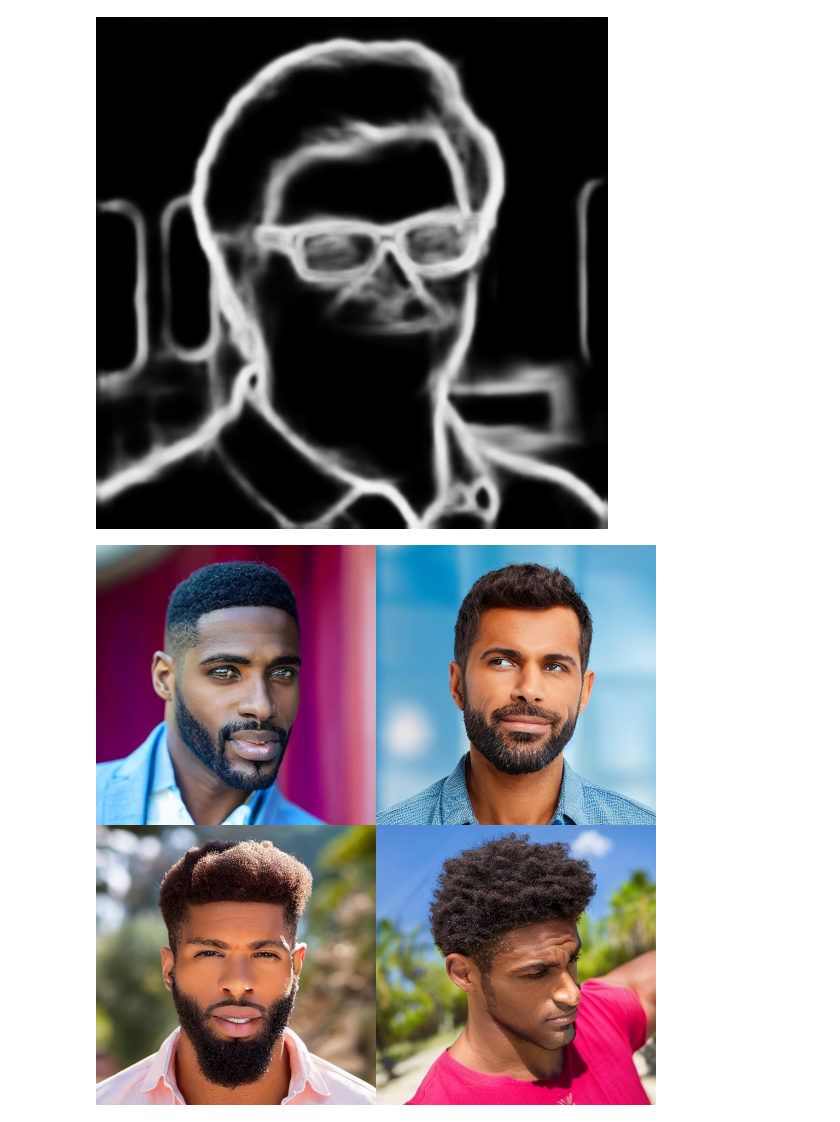
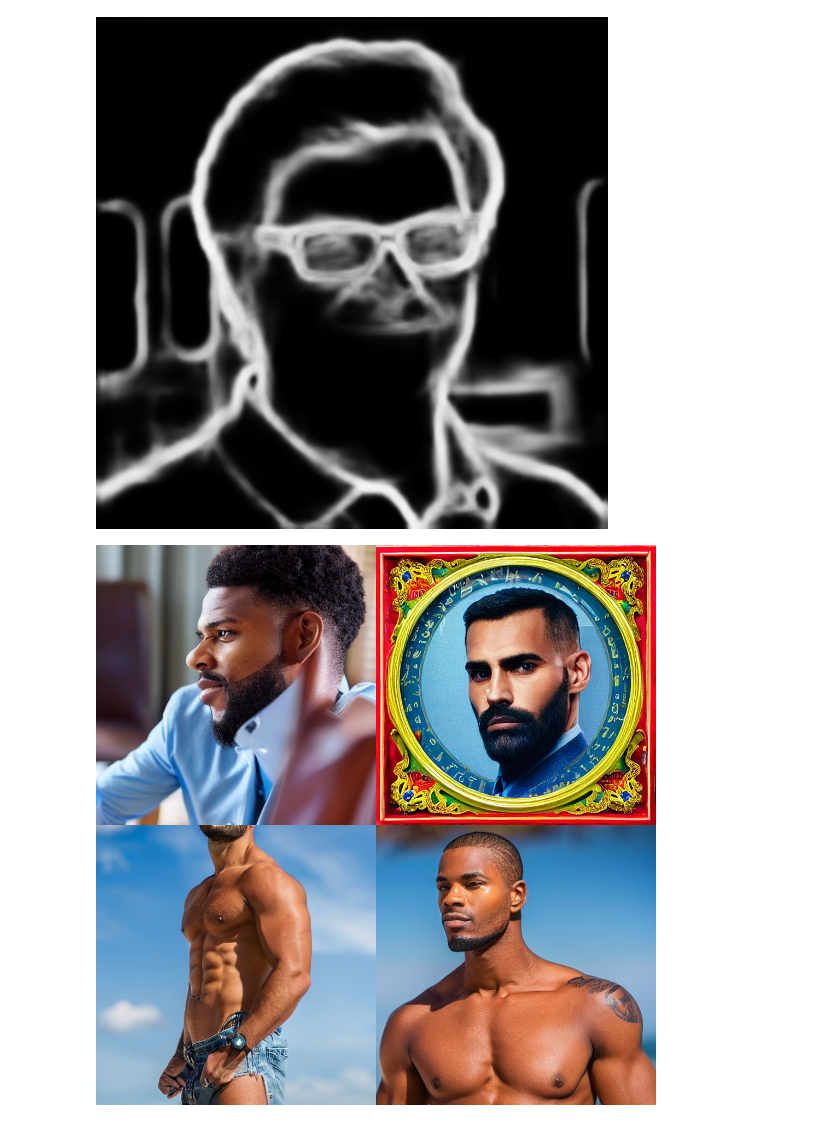
Before and after one commit to StevenShaw1999/custom-diffusion, a Jupyter notebook: controlnet.ipynb, the cells around one changed output. Drawn from its saved outputs; the diff is of its cells as text; code cells hidden in the pictures.

Commit message:
modify training with controlnet

```diff
--- a/controlnet.ipynb
+++ b/controlnet.ipynb
@@ -64,31 +67,31 @@ detected_map
 # %%
 def image_grid(imgs, rows, cols):
     assert len(imgs) == rows * cols
 
     w, h = imgs[0].size
     grid = Image.new("RGB", size=(cols * w, rows * h))
     grid_w, grid_h = grid.size
 
     for i, img in enumerate(imgs):
         grid.paste(img, box=(i % cols * w, i // cols * h))
     return grid
 
 
 prompt = ", best quality, extremely detailed"
 prompt = [t + prompt for t in ["a man", "a man", "a man", "a man"]]
-generator = [torch.Generator(device="cpu").manual_seed(i*10) for i in range(len(prompt))]
+generator = [torch.Generator(device="cpu").manual_seed(i) for i in range(len(prompt))]
 
 pipe.to('cuda')
 
 output = pipe(
     prompt,
     detected_map,
     negative_prompt=["monochrome, lowres, bad anatomy, worst quality, low quality"] * 4,
     num_inference_steps=20,
     generator=generator,
-    controlnet_conditioning_scale=0.4,
+    controlnet_conditioning_scale=0.1,
 )
 
 image_grid(output.images, 2, 2)
 # %% [output]
-[figure, old version]
+[figure, new version]
```
Also changed, not shown: parts of 2 cells of this notebook, 3 other files.
